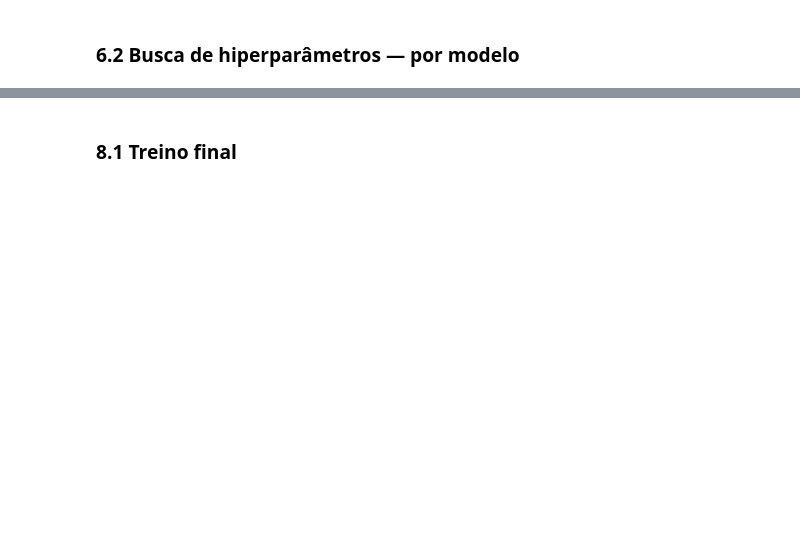
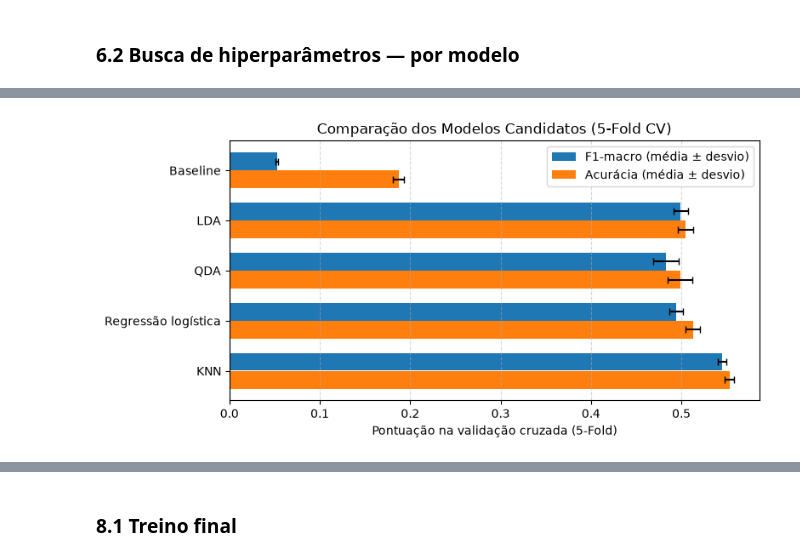
Before and after one commit to Machine-Learning-Name-in-progress/Classification-Pipeline, a Jupyter notebook: classification_pipeline.ipynb, the cells around one changed output, grey strips where cells are left out. Cells and saved outputs as stored; diff of their text form; code cells hidden in the pictures; blank space fills up the shorter version.

```diff
--- a/classification_pipeline.ipynb
+++ b/classification_pipeline.ipynb
@@ -476,0 +747,5 @@ def fit_preprocess(train):
+# %%
+QDA_GRID = {"reg_param": [0.0, 0.1, 0.3, 0.5, 0.7, 0.9]}
+
+qda = QDA()
+quick_check("QDA", qda)
@@ -490,0 +966,44 @@ Usar **só o conjunto de treino**. O teste não aparece nesta seção.
+# %%
+comparison_df = pd.DataFrame.from_dict(cv_best_models, orient="index")
+comparison_df = comparison_df.rename(
+    columns={
+        "mean_macro_f1": "F1-macro val (média)",
+        "std_macro_f1": "F1-macro val (desvio)",
+        "mean_accuracy": "Acurácia val (média)",
+        "std_accuracy": "Acurácia val (desvio)",
+    }
+)
+
+display(comparison_df.round(4))
+
+# gráfico comparativo do F1-macro e Acurácia nos 5 folds
+fig, ax = plt.subplots(figsize=(8, 4))
+y_pos = np.arange(len(comparison_df))
+
+ax.barh(
+    y_pos - 0.18,
+    comparison_df["F1-macro val (média)"],
+    xerr=comparison_df["F1-macro val (desvio)"],
+    height=0.35,
+    label="F1-macro (média ± desvio)",
+    capsize=3,
+)
+ax.barh(
+    y_pos + 0.18,
+    comparison_df["Acurácia val (média)"],
+    xerr=comparison_df["Acurácia val (desvio)"],
+    height=0.35,
+    label="Acurácia (média ± desvio)",
+    capsize=3,
+)
+
+ax.set_yticks(y_pos)
+ax.set_yticklabels(comparison_df.index)
+ax.invert_yaxis()
+ax.set_xlabel("Pontuação na validação cruzada (5-Fold)")
+ax.set_title("Comparação dos Modelos Candidatos (5-Fold CV)")
+ax.legend()
+ax.grid(axis="x", linestyle="--", alpha=0.5)
+plt.tight_layout()
+plt.show()
+# %% [output]
@@ -491,3 +1016,4 @@ Usar **só o conjunto de treino**. O teste não aparece nesta seção.
+[figure, added]
 # %% [markdown]
 ### 7.1 Escolha do modelo final
 
```
Also changed, not shown: parts of 59 cells of this notebook, 1 other file.
